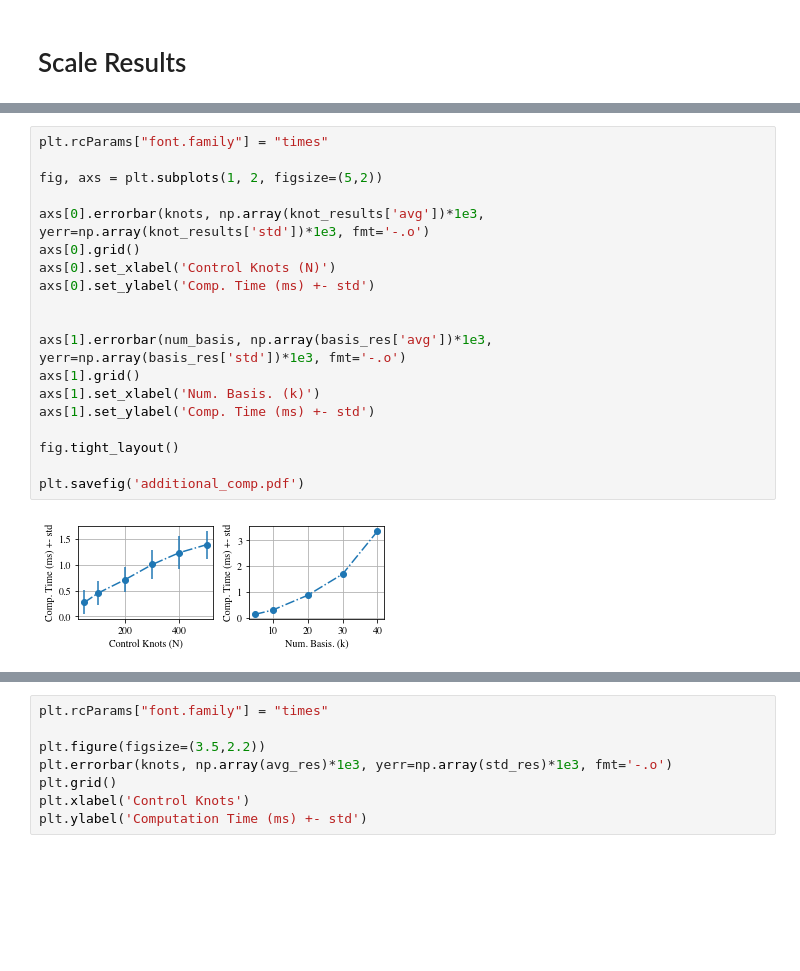
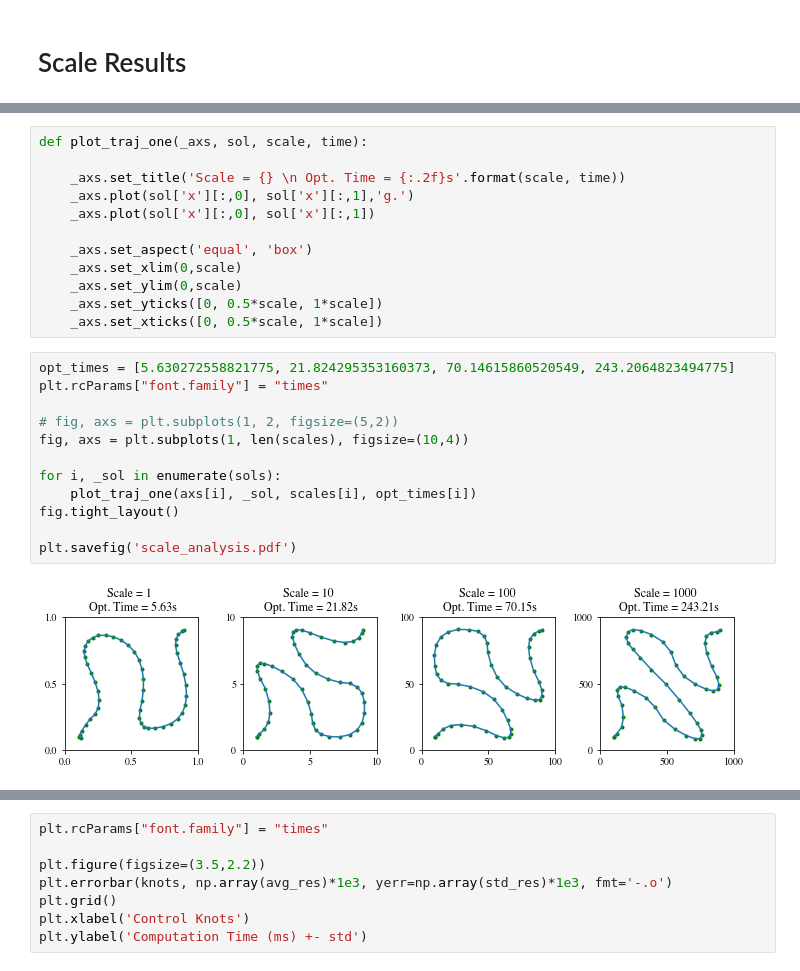
Before and after one commit to ialab-yale/time_optimal_ergodic_search, a Jupyter notebook: experiments/Journal/knot_study/_ian_attempt_scale.ipynb, the cells around one changed output, grey strips where cells are left out. Saved outputs shown, nothing was run; the diff lists cells and outputs as text; blank space fills up the shorter version.

```diff
--- a/experiments/Journal/knot_study/_ian_attempt_scale.ipynb
+++ b/experiments/Journal/knot_study/_ian_attempt_scale.ipynb
@@ -148,21 +197,26 @@ unsuccessful, tol:  96.734375
-# %%
-plt.rcParams["font.family"] = "times"
-
-fig, axs = plt.subplots(1, 2, figsize=(5,2))
-
-axs[0].errorbar(knots, np.array(knot_results['avg'])*1e3, yerr=np.array(knot_results['std'])*1e3, fmt='-.o')
-axs[0].grid()
-axs[0].set_xlabel('Control Knots (N)')
-axs[0].set_ylabel('Comp. Time (ms) +- std')
-
-
-axs[1].errorbar(num_basis, np.array(basis_res['avg'])*1e3, yerr=np.array(basis_res['std'])*1e3, fmt='-.o')
-axs[1].grid()
-axs[1].set_xlabel('Num. Basis. (k)')
-axs[1].set_ylabel('Comp. Time (ms) +- std')
-
-fig.tight_layout()
-
-plt.savefig('additional_comp.pdf')
-# %% [output]
-[figure, removed]
+# %%
+def plot_traj_one(_axs, sol, scale, time):
+
+    _axs.set_title('Scale = {} \n Opt. Time = {:.2f}s'.format(scale, time))
+    _axs.plot(sol['x'][:,0], sol['x'][:,1],'g.')
+    _axs.plot(sol['x'][:,0], sol['x'][:,1])
+
+    _axs.set_aspect('equal', 'box')
+    _axs.set_xlim(0,scale)
+    _axs.set_ylim(0,scale)
+    _axs.set_yticks([0, 0.5*scale, 1*scale])
+    _axs.set_xticks([0, 0.5*scale, 1*scale])
+# %%
+opt_times = [5.630272558821775, 21.824295353160373, 70.14615860520549, 243.2064823494775]
+plt.rcParams["font.family"] = "times"
+
+# fig, axs = plt.subplots(1, 2, figsize=(5,2))
+fig, axs = plt.subplots(1, len(scales), figsize=(10,4))
+
+for i, _sol in enumerate(sols):
+    plot_traj_one(axs[i], _sol, scales[i], opt_times[i])
+fig.tight_layout()
+
+plt.savefig('scale_analysis.pdf')
+# %% [output]
+[figure, added]
```
Also changed, not shown: parts of 7 cells of this notebook, 4 other files.
